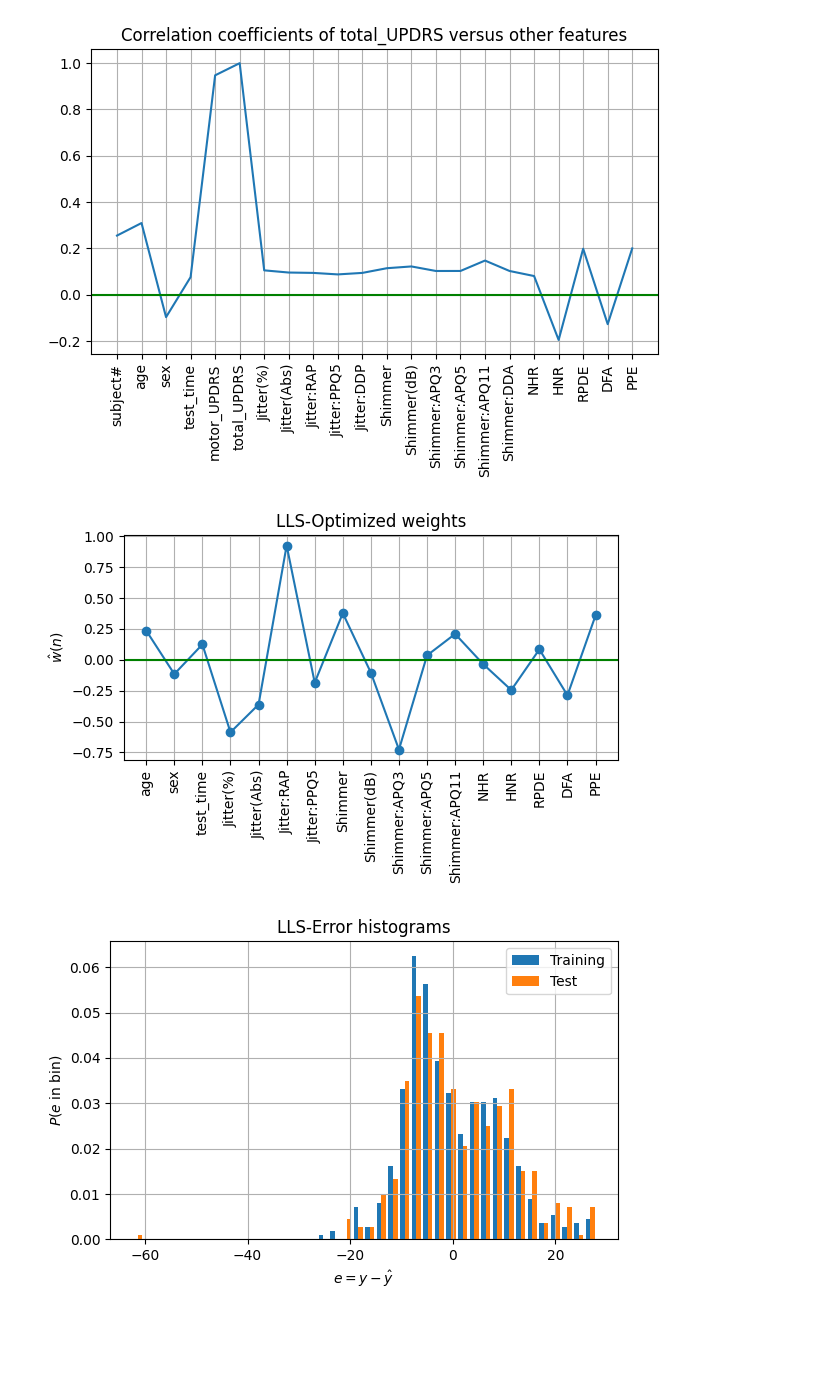
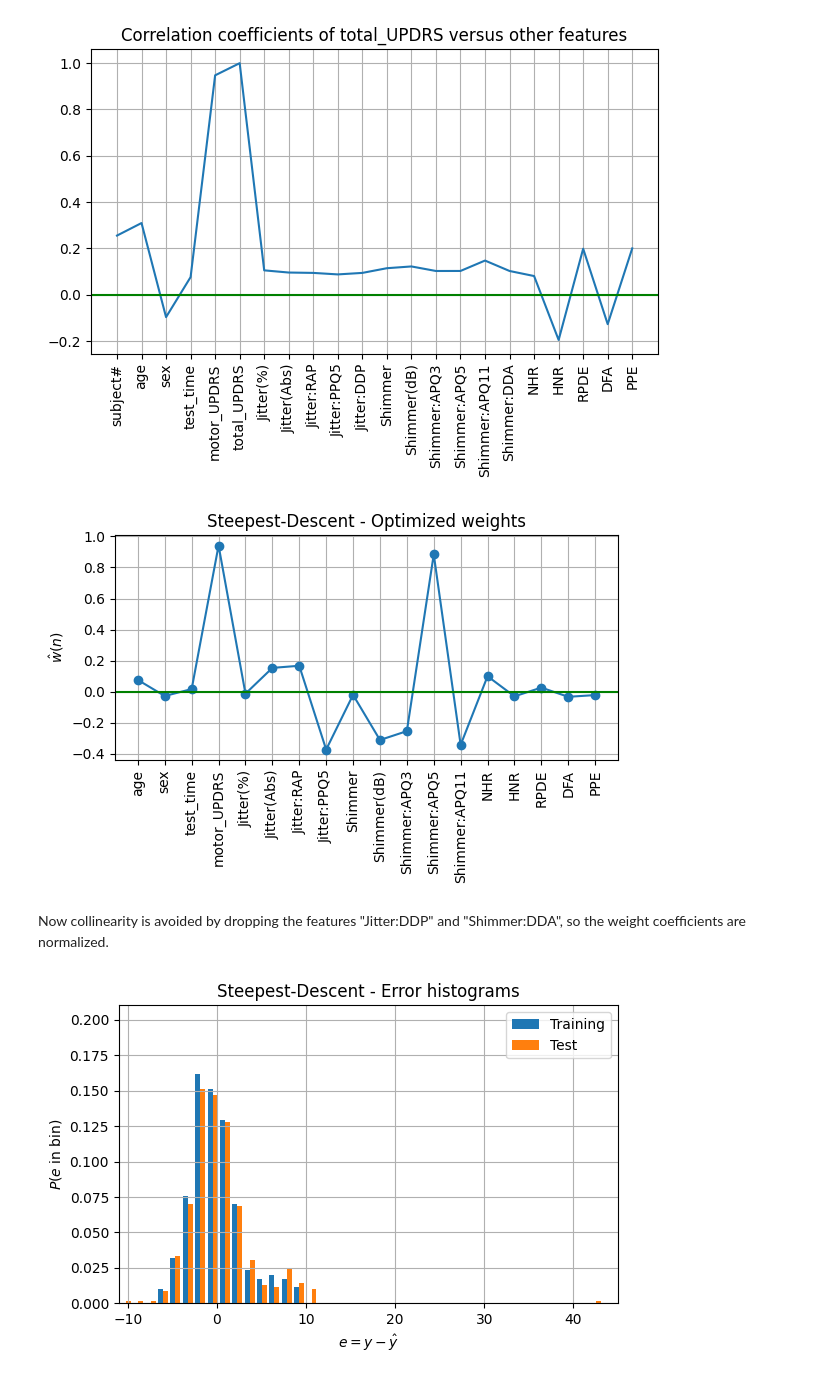
Before and after one commit to steurendo/ICT4Health, a Jupyter notebook: Lab1/lab1_part2.ipynb, the cells around one changed output. Cells and saved outputs as stored; diff of their text form; code cells hidden in the pictures; blank space fills up the shorter version.

Commit message:
Worked on Lab1 Added normalization on correlation coefficient. Added some few comments on part 1

```diff
--- a/Lab1/lab1_part2.ipynb
+++ b/Lab1/lab1_part2.ipynb
@@ -77,7 +77,7 @@ plt.show()
 [figure]
 # %%
 seed = 319244
-drop_motor_UPDRS = True
+drop_motor_UPDRS = False
 # %%
 Xsh = X.sample(frac=1, replace=False, random_state=seed, axis=0, ignore_index=True)
 # %%
@@ -110,19 +111,21 @@ w_hat = solver.result
 regressors = X_tr_norm
 Nf = len(w_hat)
 nn = np.arange(Nf)
-plt.figure(figsize=(6, 4))  # figsize ??
-plt.plot(nn, w_hat, '-o')  # -o ??
+plt.figure(figsize=(6, 4))
+plt.plot(nn, w_hat, '-o')
 ticks = nn
 plt.xticks(ticks, regressors, rotation=90)
 plt.axhline(y=0, color='g')
 plt.ylabel(r'$\^w(n)$')
-plt.title('LLS-Optimized weights')
+plt.title('Steepest-Descent - Optimized weights')
 plt.grid()
 plt.tight_layout()
-plt.savefig('./LLS-w_hat.png')
+plt.savefig('./SD-w_hat.png')
 plt.show()
 # %% [output]
-[figure, old version]
+[figure, new version]
+# %% [markdown]
+Now collinearity is avoided by dropping the features "Jitter:DDP" and "Shimmer:DDA", so the weight coefficients are normalized.
 # %%
 y_hat_te_norm = X_te_norm @ w_hat
 y_hat_tr_norm = X_tr_norm @ w_hat
@@ -135,17 +138,19 @@ y_te = y_te_norm * sy + my
 # %%
 E_tr = y_tr - y_hat_tr
 E_te = y_te - y_hat_te
 e = [E_tr, E_te]
 plt.figure(figsize=(6, 4))
 plt.hist(e, bins=40, density=True, histtype='bar')
 label = ['Training', 'Test']
 plt.xlabel(r'$e=y-\^y$')
 plt.ylabel(r'$P(e$ in bin$)$')
 plt.legend(label)
 plt.grid()
-plt.title('LLS-Error histograms')
+plt.ylim([0, 0.21])
+plt.xlim([-11, 45])
+plt.title('Steepest-Descent - Error histograms')
 plt.tight_layout()
-plt.savefig('./LLS-Error-hist.png')
+plt.savefig('./SD-Error-hist.png')
 plt.show()
 # %% [output]
-[figure, old version]
+[figure, new version]
```
Also changed, not shown: parts of 6 cells of this notebook, 1 other file.
